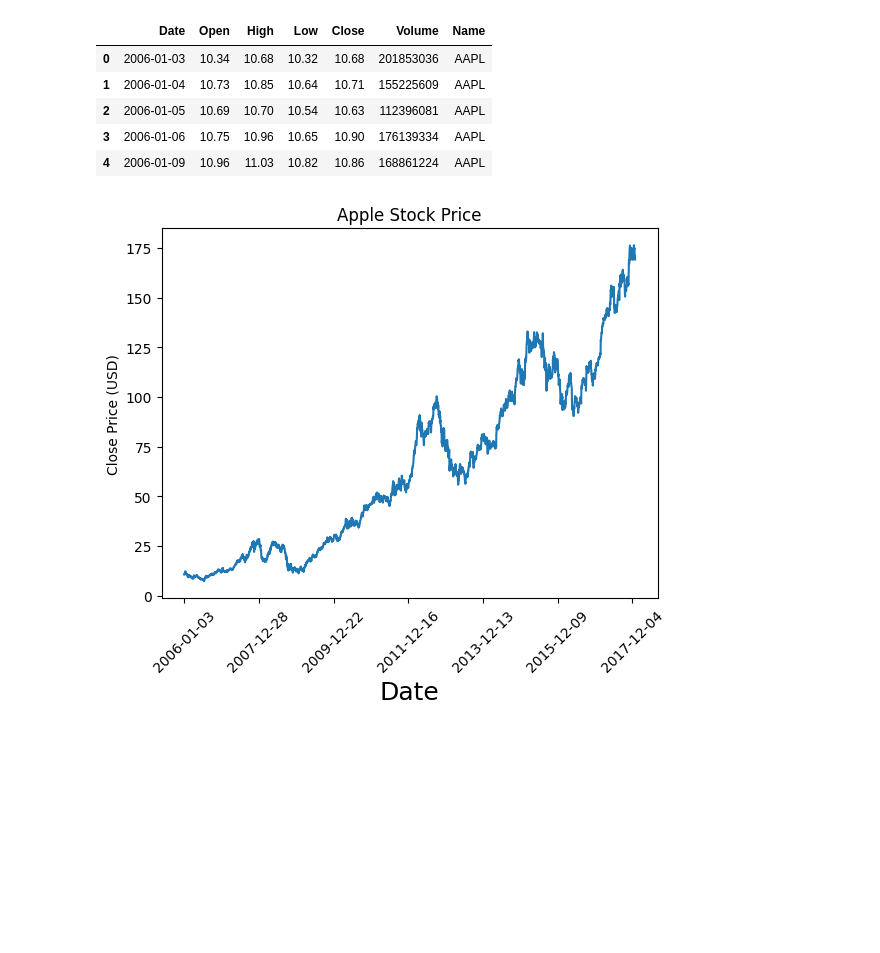
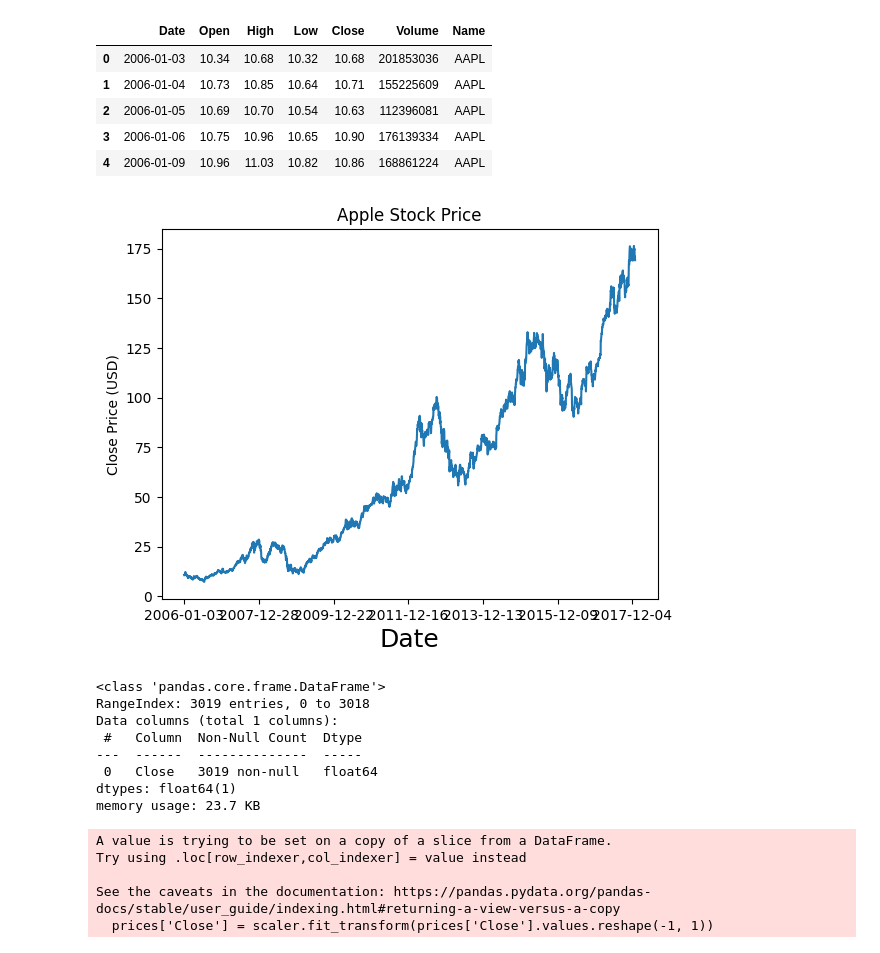
Before and after one commit to yoinkeds/Predicting-Stock-Prices-Neural-Network-Practice-, a Jupyter notebook: stock_rnn.ipynb, the cells around one changed output. Saved outputs shown, nothing was run; the diff lists cells and outputs as text; code cells hidden in the pictures; blank space fills up the shorter version.

```diff
--- a/stock_rnn.ipynb
+++ b/stock_rnn.ipynb
@@ -18,10 +18,10 @@ df.head()
 # %%
 plt.figure()
 plt.plot(df[['Close']])
-plt.xticks(range(0,df.shape[0],500),df['Date'].loc[::500],rotation=45)
+plt.xticks(range(0,df.shape[0],500),df['Date'].loc[::500])
 plt.title("Apple Stock Price")
 plt.xlabel('Date',fontsize=18)
 plt.ylabel('Close Price (USD)')
 plt.show()
 # %% [output]
-[figure, old version]
+[figure, new version]
@@ -29,0 +28,23 @@ from sklearn.preprocessing import MinMaxScaler
+# %%
+prices = df[['Close']]
+prices.info()
+# %% [output]
+<class 'pandas.core.frame.DataFrame'>
+RangeIndex: 3019 entries, 0 to 3018
+Data columns (total 1 columns):
+ #   Column  Non-Null Count  Dtype
+---  ------  --------------  -----
+ 0   Close   3019 non-null   float64
+dtypes: float64(1)
+memory usage: 23.7 KB
+# %%
+from sklearn.preprocessing import MinMaxScaler
+
+scaler = MinMaxScaler(feature_range=(-1, 1))
+prices['Close'] = scaler.fit_transform(prices['Close'].values.reshape(-1, 1))
+# %% [output]
+A value is trying to be set on a copy of a slice from a DataFrame.
+Try using .loc[row_indexer,col_indexer] = value instead
+
+See the caveats in the documentation: https://pandas.pydata.org/pandas-docs/stable/user_guide/indexing.html#returning-a-view-versus-a-copy
+  prices['Close'] = scaler.fit_transform(prices['Close'].values.reshape(-1, 1))
```
Also changed, not shown: parts of 1 cell of this notebook.
